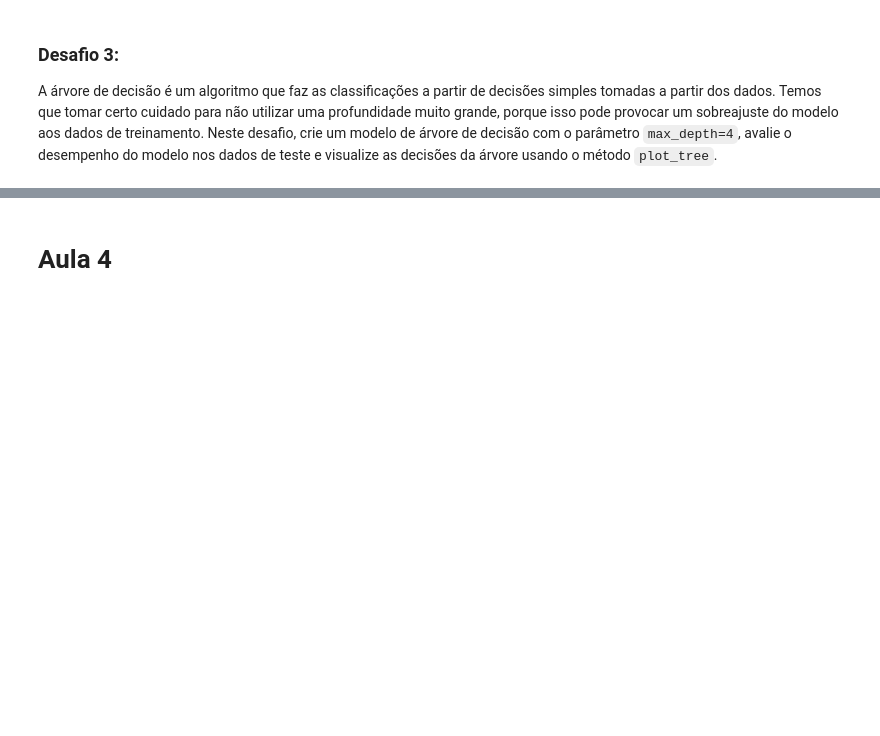
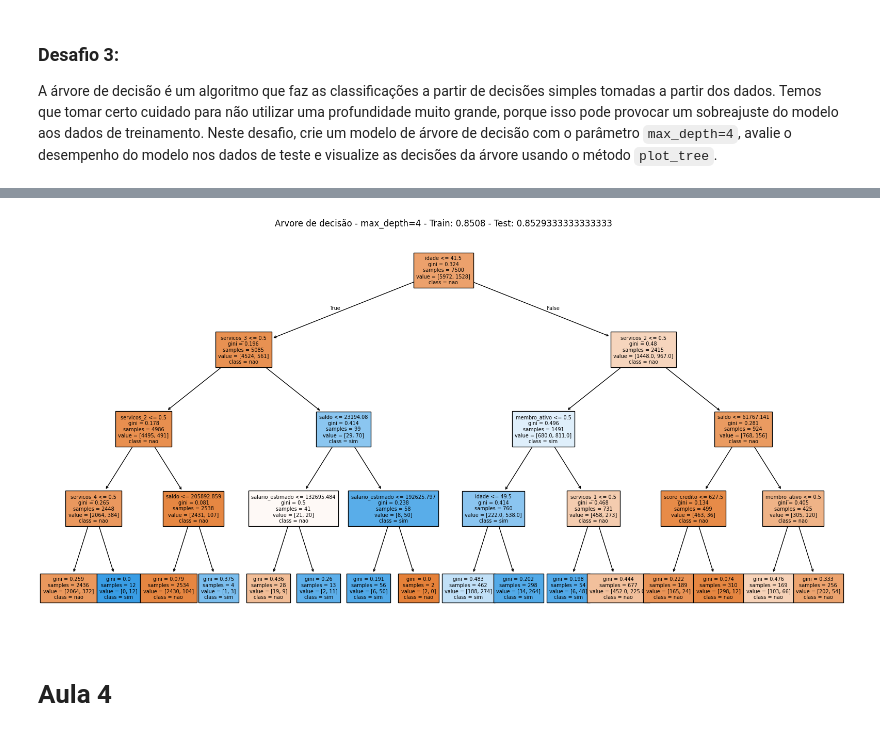
Before and after one commit to mauricioaalmeida/ONE-ML, a Jupyter notebook: Desafios_Analise_Churn.ipynb, the cells around one changed output, grey strips where cells are left out. Cells and saved outputs as stored; diff of their text form; code cells hidden in the pictures; blank space fills up the shorter version.

```diff
--- a/Desafios_Analise_Churn.ipynb
+++ b/Desafios_Analise_Churn.ipynb
@@ -135,3 +261,7 @@ Variáveis categóricas que estejam em formato de texto não podem ser utilizada
 ### Desafio 3:
 
 A variável alvo, como é do tipo categórica, também precisa passar por um tratamento similar às variáveis explicativas categóricas para que possa ser usada nos algoritmos. Nessa tarefa, utilize o método [`LabelEncoder`](https://scikit-learn.org/stable/modules/generated/sklearn.preprocessing.LabelEncoder.html) para fazer a transformação da variável churn.
+# %%
+label_encoder = LabelEncoder()
+y = label_encoder.fit_transform(y)
+y
@@ -141,7 +273,14 @@ A variável alvo, como é do tipo categórica, também precisa passar por um tra
 ### Desafio 1:
 
 A separação dos dados entre conjunto de treinamento e teste é essencial para compreender se um modelo está conseguindo aprender os padrões e generalizar para novos dados. Nesta tarefa, faça a divisão da base de dados entre treinamento e teste de forma estratificada.
+# %%
+x_train, x_test, y_train, y_test = train_test_split(x, y, stratify=y, random_state=5)
 # %% [markdown]
 ### Desafio 2:
 
 Um modelo de base é muito importante para definir um critério de comparação para modelos mais complexos. Nesta etapa, crie um modelo de base com o `DummyClassifier` e encontre a taxa de acerto com o método `score`.
+# %%
+dummy = DummyClassifier(strategy='most_frequent')
+dummy.fit(x_train, y_train)
+
+dummy.score(x_test, y_test)
@@ -152,3 +314,25 @@ A árvore de decisão é um algoritmo que faz as classificações a partir de de
+# %%
+x_cols = ['Alemanha', 'Espanha',
+       'França',
+       'Mulher',
+       'servicos_1',
+       'servicos_2',
+       'servicos_3',
+       'servicos_4',
+       'tem_cartao_credito',
+       'membro_ativo', #'id_cliente',
+       'score_credito', 'idade',
+       'anos_de_cliente', 'saldo',
+       'salario_estimado']
+# %%
+tree = DecisionTreeClassifier(max_depth=4, random_state=5)
+tree.fit(x_train, y_train)
+plt.figure(figsize=(20,10))
+plot_tree(tree, class_names= ['nao', 'sim'], feature_names=x_cols, filled=True, fontsize=7)
+plt.title(f'Arvore de decisão - max_depth={tree.get_depth()} - Train: {tree.score(x_test, y_test)} - Test: {tree.score(x_train, y_train)}')
+plt.show()
+# %% [output]
+[figure, added]
 # %% [markdown]
 # Aula 4
 # %% [markdown]
```
Also changed, not shown: parts of 30 cells of this notebook.
